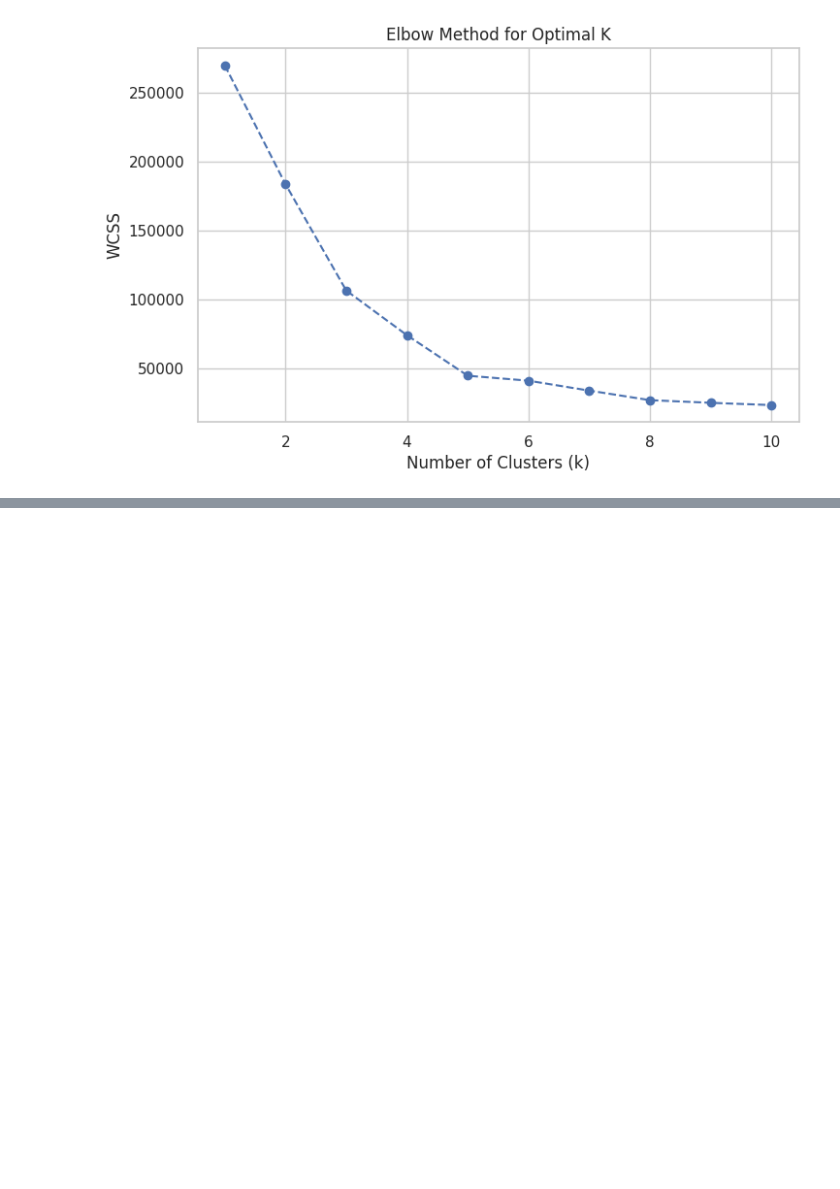
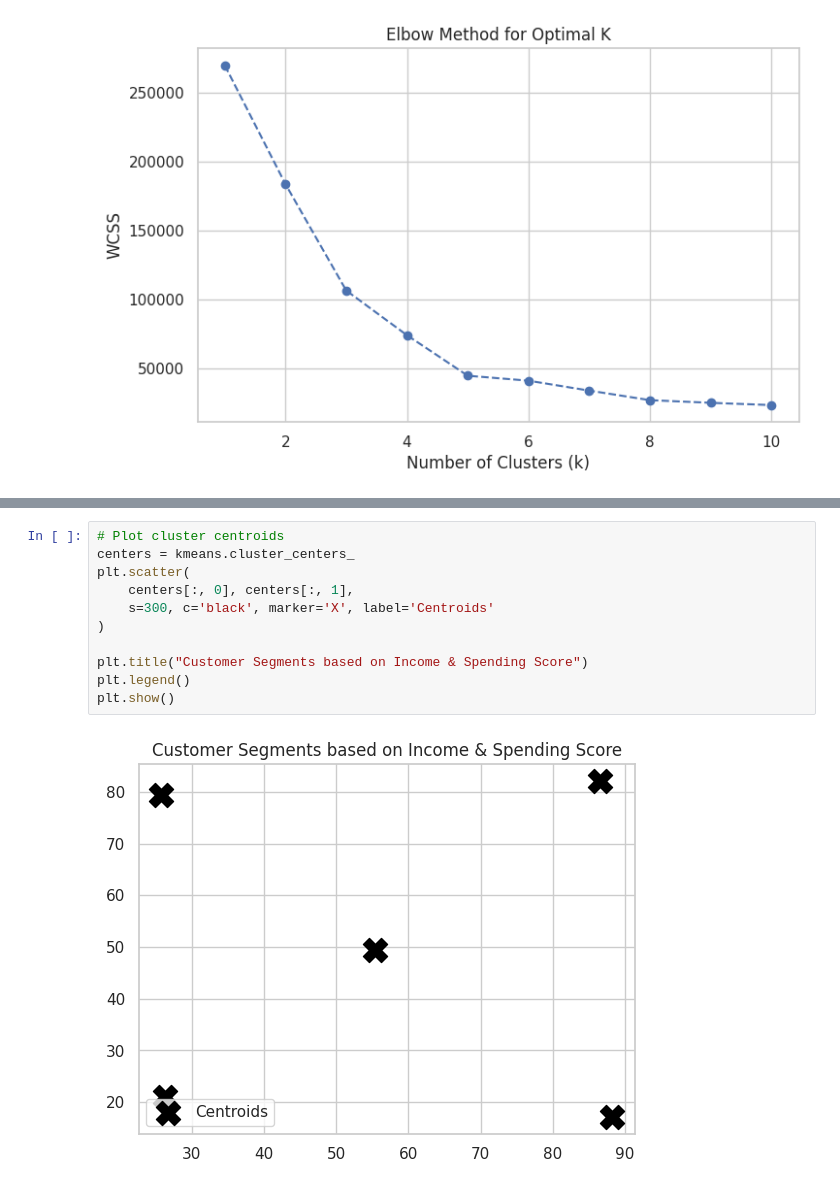
Before and after one commit to Yuval-Varke/Customer_Segmentation, a Jupyter notebook: Customer_Segmentation.ipynb, the cells around one changed output, grey strips where cells are left out. Saved outputs shown, nothing was run; the diff lists cells and outputs as text; blank space fills up the shorter version.

```diff
--- a/Customer_Segmentation.ipynb
+++ b/Customer_Segmentation.ipynb
@@ -66,0 +98,13 @@ plt.show()
+# %%
+# Plot cluster centroids
+centers = kmeans.cluster_centers_
+plt.scatter(
+    centers[:, 0], centers[:, 1],
+    s=300, c='black', marker='X', label='Centroids'
+)
+
+plt.title("Customer Segments based on Income & Spending Score")
+plt.legend()
+plt.show()
+# %% [output]
+[figure, added]
```
Also changed, not shown: parts of 4 cells of this notebook.
